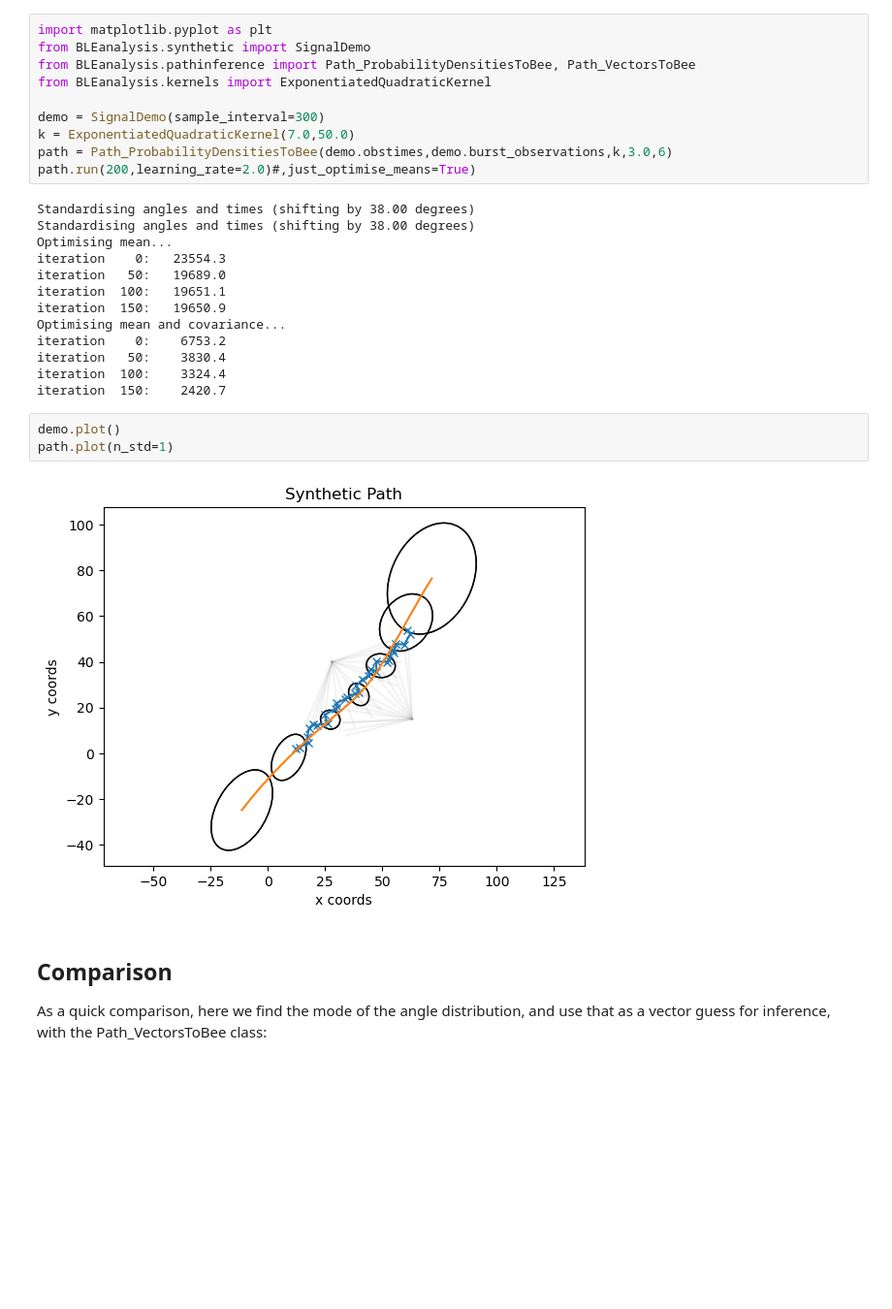
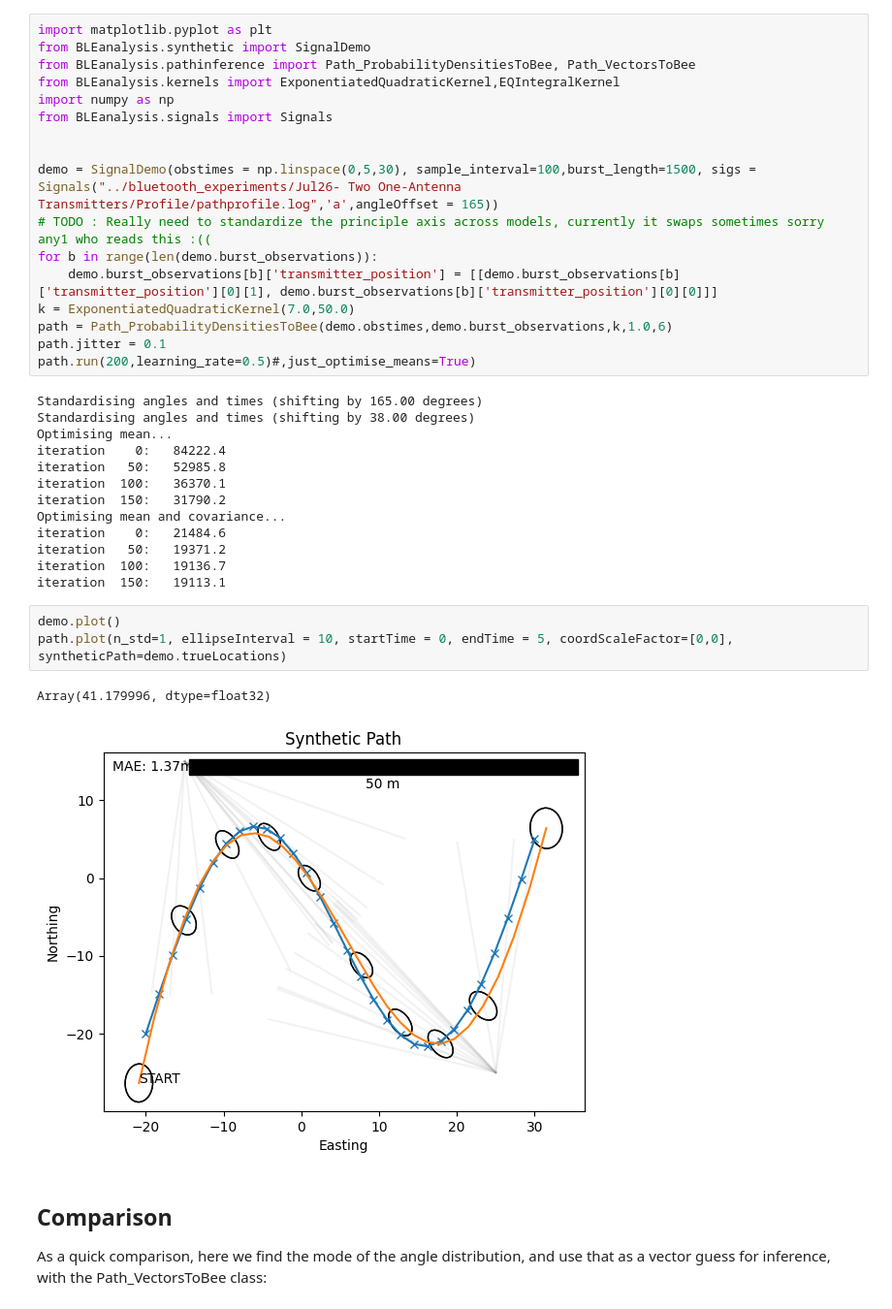
Before and after one commit to SheffieldMLtracking/BLEanalysis, a Jupyter notebook: jupyter/Using Angle Probability Distributions.ipynb, the cells around one changed output. Shown at 97% size. Cells and saved outputs as stored; diff of their text form; blank space fills up the shorter version.

```diff
--- a/jupyter/Using Angle Probability Distributions.ipynb
+++ b/jupyter/Using Angle Probability Distributions.ipynb
@@ -2,30 +2,38 @@
 import matplotlib.pyplot as plt
 from BLEanalysis.synthetic import SignalDemo
 from BLEanalysis.pathinference import Path_ProbabilityDensitiesToBee, Path_VectorsToBee
-from BLEanalysis.kernels import ExponentiatedQuadraticKernel
+from BLEanalysis.kernels import ExponentiatedQuadraticKernel,EQIntegralKernel
+import numpy as np
+from BLEanalysis.signals import Signals
 
-demo = SignalDemo(sample_interval=300)
+
+demo = SignalDemo(obstimes = np.linspace(0,5,30), sample_interval=100,burst_length=1500, sigs = Signals("../bluetooth_experiments/Jul26- Two One-Antenna Transmitters/Profile/pathprofile.log",'a',angleOffset = 165))
+# TODO : Really need to standardize the principle axis across models, currently it swaps sometimes sorry any1 who reads this :((
+for b in range(len(demo.burst_observations)):
+    demo.burst_observations[b]['transmitter_position'] = [[demo.burst_observations[b]['transmitter_position'][0][1], demo.burst_observations[b]['transmitter_position'][0][0]]]
 k = ExponentiatedQuadraticKernel(7.0,50.0)
-path = Path_ProbabilityDensitiesToBee(demo.obstimes,demo.burst_observations,k,3.0,6)
-path.run(200,learning_rate=2.0)#,just_optimise_means=True)
+path = Path_ProbabilityDensitiesToBee(demo.obstimes,demo.burst_observations,k,1.0,6)
+path.jitter = 0.1
+path.run(200,learning_rate=0.5)#,just_optimise_means=True)
 # %% [output]
-Standardising angles and times (shifting by 38.00 degrees)
+Standardising angles and times (shifting by 165.00 degrees)
 Standardising angles and times (shifting by 38.00 degrees)
 Optimising mean...
-iteration    0:   23554.3
-iteration   50:   19689.0
-iteration  100:   19651.1
-iteration  150:   19650.9
+iteration    0:   84222.4
+iteration   50:   52985.8
+iteration  100:   36370.1
+iteration  150:   31790.2
 Optimising mean and covariance...
-iteration    0:    6753.2
-iteration   50:    3830.4
-iteration  100:    3324.4
-iteration  150:    2420.7
+iteration    0:   21484.6
+iteration   50:   19371.2
+iteration  100:   19136.7
+iteration  150:   19113.1
 # %%
 demo.plot()
-path.plot(n_std=1)
+path.plot(n_std=1, ellipseInterval = 10, startTime = 0, endTime = 5, coordScaleFactor=[0,0], syntheticPath=demo.trueLocations)
 # %% [output]
+Array(41.179996, dtype=float32)
-[figure, old version]
+[figure, new version]
 # %% [markdown]
 ## Comparison
 
```
Also changed, not shown: parts of 14 cells of this notebook, 16 other files.
